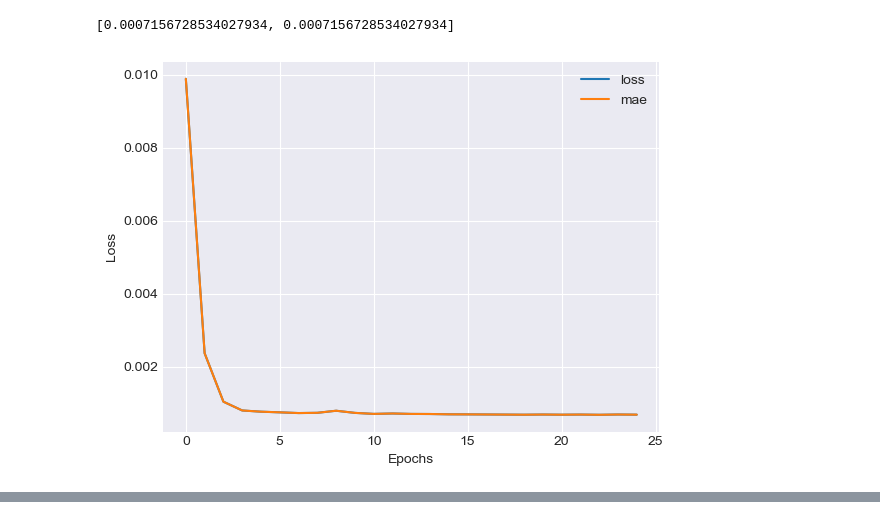
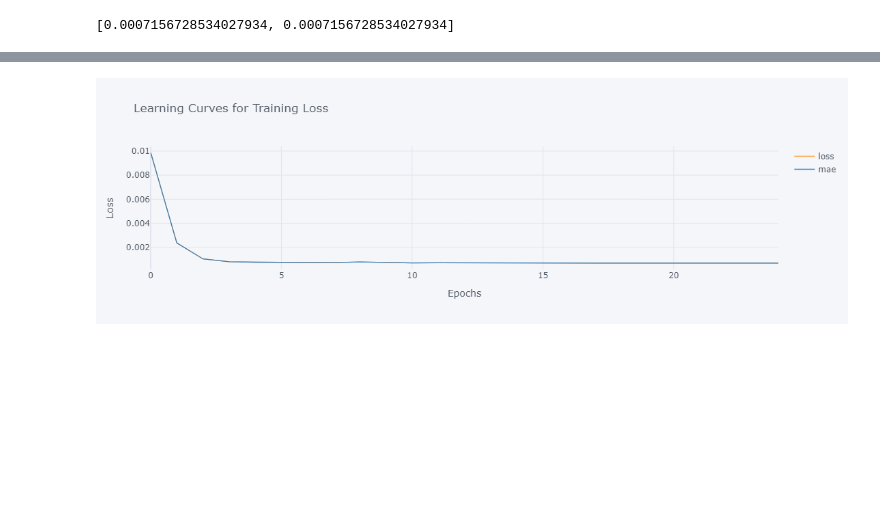
Before and after one commit to YarosInter/Time-Series-Dense-Neural-Network, a Jupyter notebook: Dense_Layer_Neural_Network.ipynb, the cells around one changed output, grey strips where cells are left out. Saved outputs shown, nothing was run; the diff lists cells and outputs as text; code cells hidden in the pictures; blank space fills up the shorter version.

Commit message:
Updated the plot for the learning curve using the interactive library Cufflinks

```diff
--- a/Dense_Layer_Neural_Network.ipynb
+++ b/Dense_Layer_Neural_Network.ipynb
@@ -209,11 +209,19 @@ model_1.evaluate(X_test_scaled, y_test)
 # %% [output]
 561/561 ━━━━━━━━━━━━━━━━━━━━ 0s 764us/step - loss: 7.5715e-04 - mae: 7.5715e-04
 [0.0007156728534027934, 0.0007156728534027934]
-# %%
-# Plotting learning curves for training loss over epochs
-pd.DataFrame(history.history).plot()
-plt.ylabel("Loss")
-plt.xlabel("Epochs")
-plt.show()
-# %% [output]
-[figure, removed]
+# %%
+import cufflinks as cf
+import plotly.offline as pyo
+
+# Enable offline mode for Plotly
+pyo.init_notebook_mode()
+
+# Configure Cufflinks to work with offline mode
+cf.go_offline()
+
+# Convert the training history to a DataFrame
+history_df = pd.DataFrame(history.history)
+
+# Plotting learning curves for training loss over epochs using Cufflinks
+history_df.iplot(xTitle='Epochs', yTitle='Loss', title='Learning Curves for Training Loss')
+# %% [output]
@@ -219,0 +229 @@ plt.show()
+[figure, added]
```
Also changed, not shown: parts of 1 cell of this notebook.
